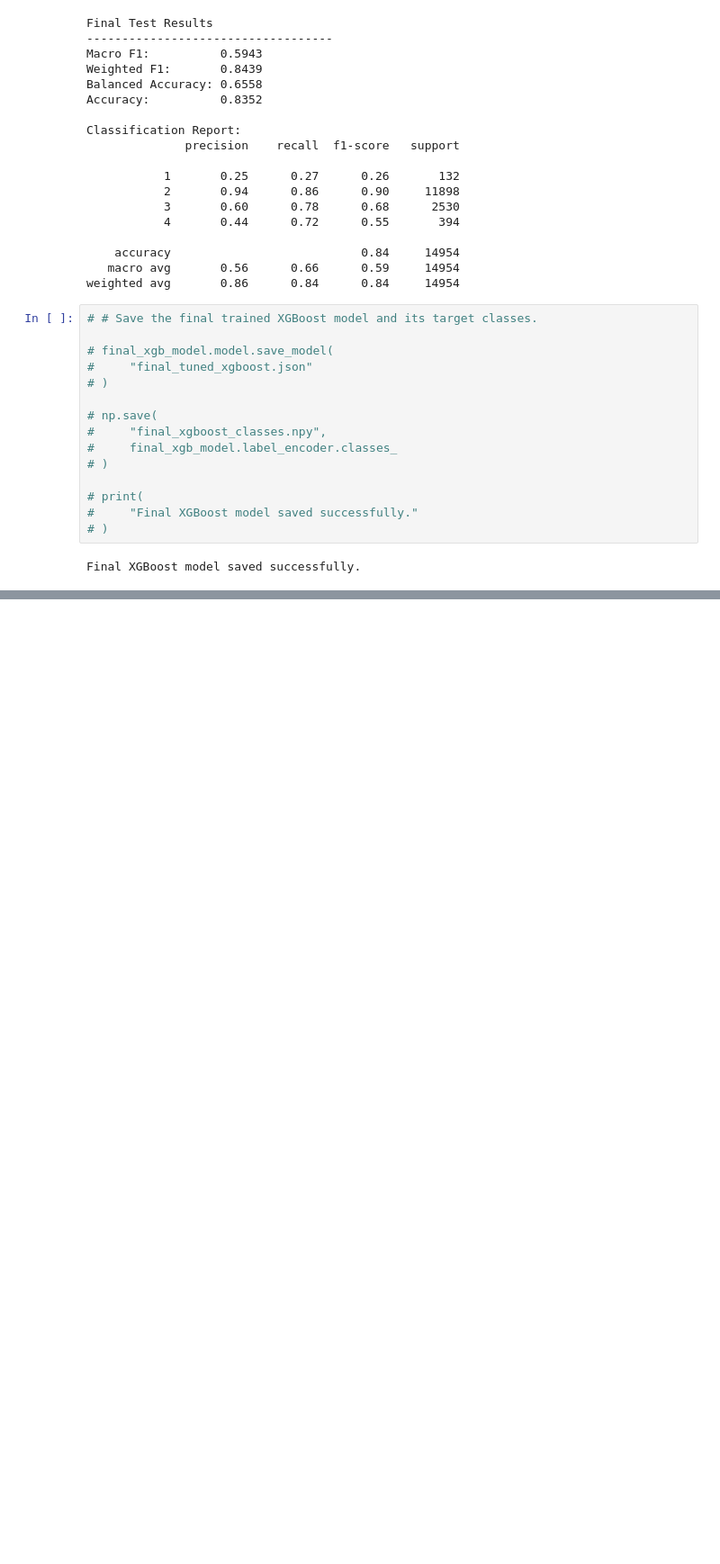
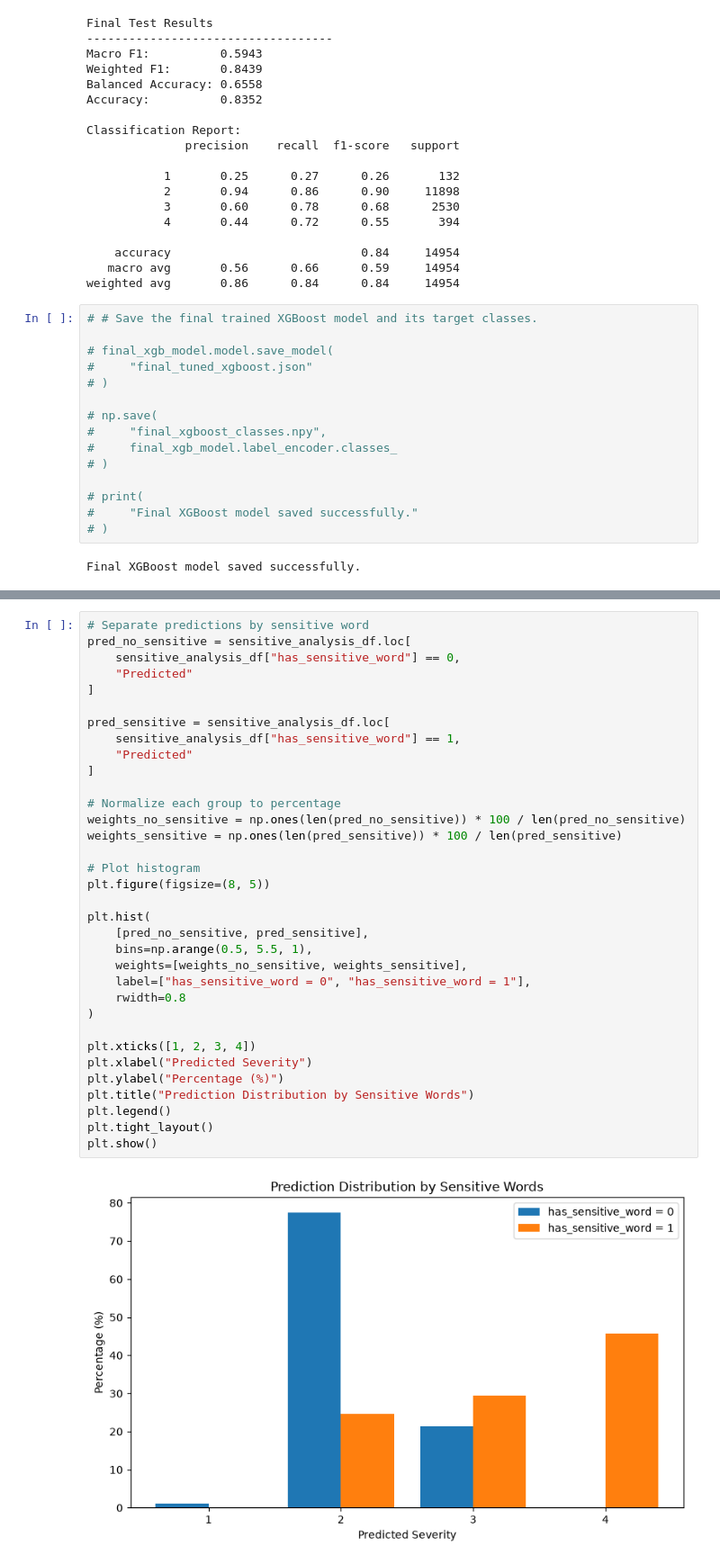
Before and after one commit to SepehrGhorashi/us-accident-severity-prediction, a Jupyter notebook: 04_Modeling.ipynb, the cells around one changed output, grey strips where cells are left out. Shown at 90% size. Cells and saved outputs as stored; diff of their text form; blank space fills up the shorter version.

```diff
--- a/04_Modeling.ipynb
+++ b/04_Modeling.ipynb
@@ -1552,0 +2035,36 @@ Final XGBoost model saved successfully.
+# %%
+# Separate predictions by sensitive word
+pred_no_sensitive = sensitive_analysis_df.loc[
+    sensitive_analysis_df["has_sensitive_word"] == 0,
+    "Predicted"
+]
+
+pred_sensitive = sensitive_analysis_df.loc[
+    sensitive_analysis_df["has_sensitive_word"] == 1,
+    "Predicted"
+]
+
+# Normalize each group to percentage
+weights_no_sensitive = np.ones(len(pred_no_sensitive)) * 100 / len(pred_no_sensitive)
+weights_sensitive = np.ones(len(pred_sensitive)) * 100 / len(pred_sensitive)
+
+# Plot histogram
+plt.figure(figsize=(8, 5))
+
+plt.hist(
+    [pred_no_sensitive, pred_sensitive],
+    bins=np.arange(0.5, 5.5, 1),
+    weights=[weights_no_sensitive, weights_sensitive],
+    label=["has_sensitive_word = 0", "has_sensitive_word = 1"],
+    rwidth=0.8
+)
+
+plt.xticks([1, 2, 3, 4])
+plt.xlabel("Predicted Severity")
+plt.ylabel("Percentage (%)")
+plt.title("Prediction Distribution by Sensitive Words")
+plt.legend()
+plt.tight_layout()
+plt.show()
+# %% [output]
+[figure, added]
```
Also changed, not shown: parts of 12 cells of this notebook.
